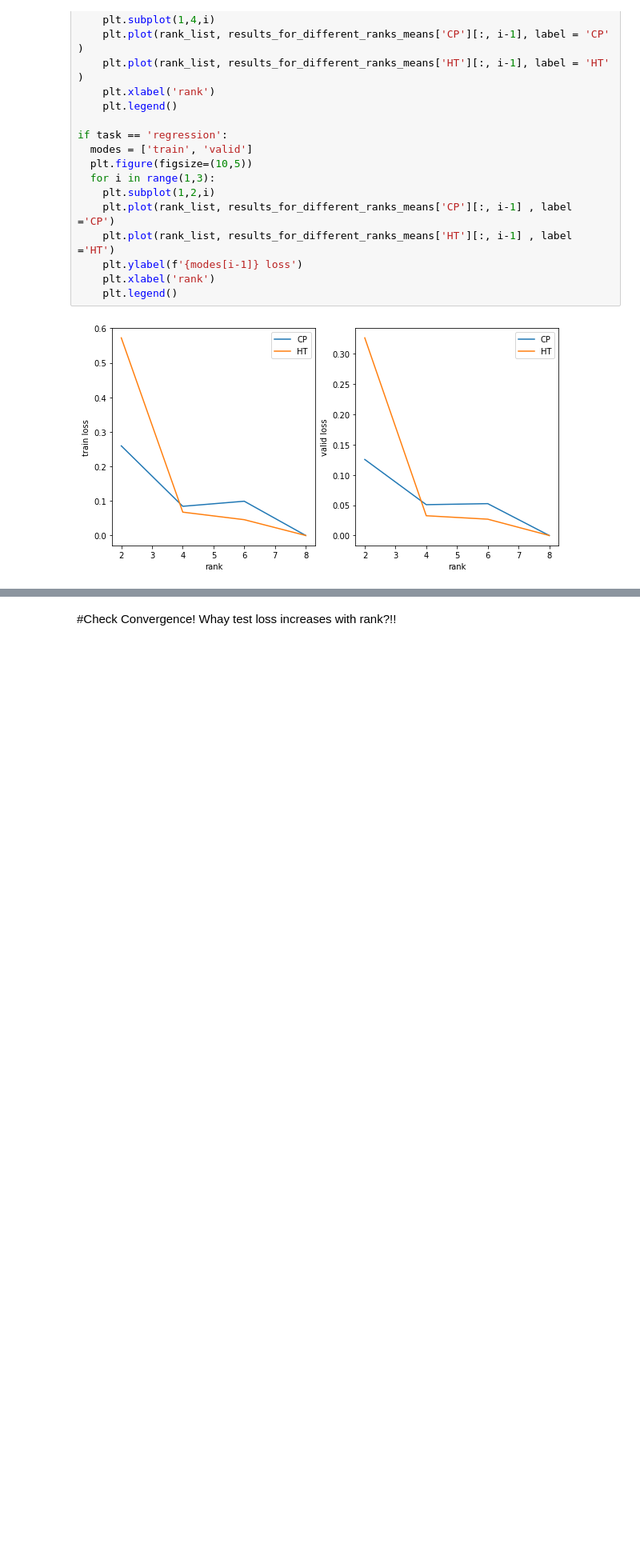
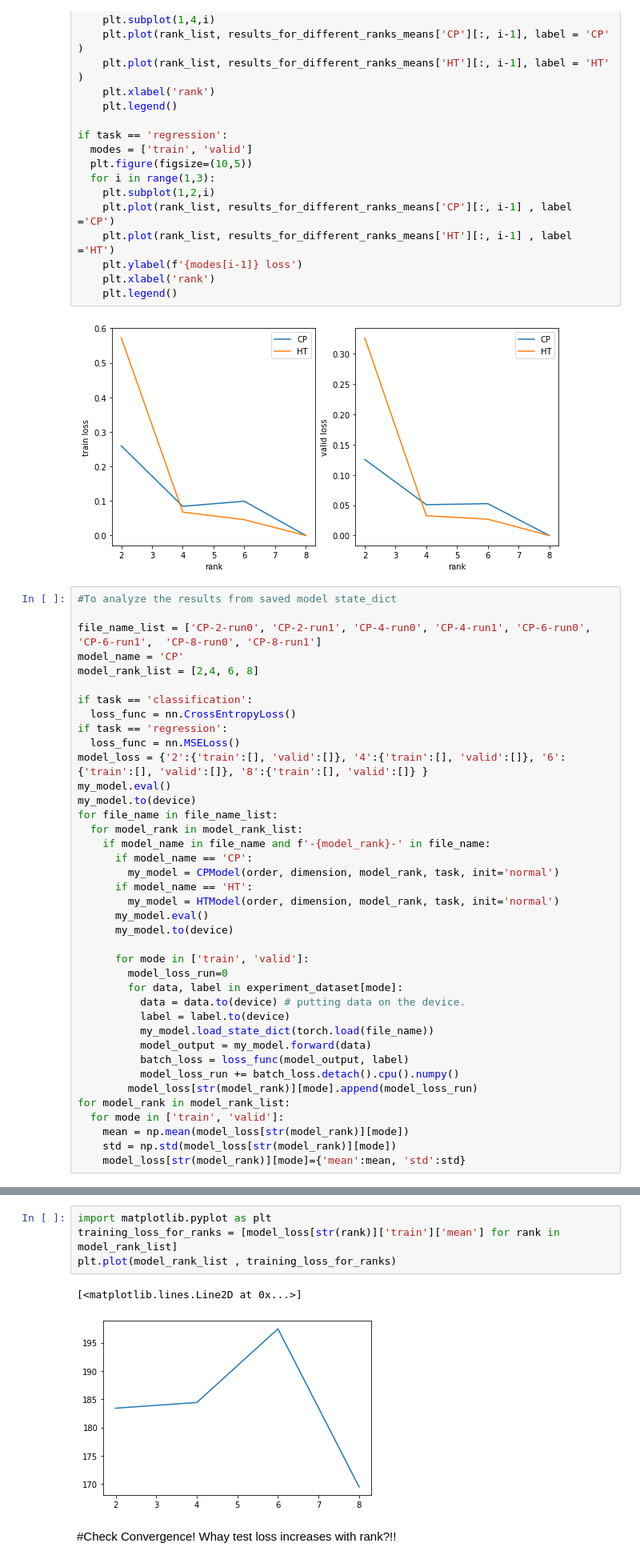
Before and after one commit to Beh-noush/TT-classification, a Jupyter notebook: TN_classification_experiment.ipynb, the cells around one changed output, grey strips where cells are left out. Shown at 80% size. Saved outputs shown, nothing was run; the diff lists cells and outputs as text; blank space fills up the shorter version.

```diff
--- a/TN_classification_experiment.ipynb
+++ b/TN_classification_experiment.ipynb
@@ -696,3 +691,42 @@ if task == 'regression':
     plt.legend()
 # %% [output]
 [figure]
+# %%
+#To analyze the results from saved model state_dict
+
+file_name_list = ['CP-2-run0', 'CP-2-run1', 'CP-4-run0', 'CP-4-run1', 'CP-6-run0', 'CP-6-run1',  'CP-8-run0', 'CP-8-run1']
+model_name = 'CP'
+model_rank_list = [2,4, 6, 8]
+
+if task == 'classification':
+  loss_func = nn.CrossEntropyLoss()
+if task == 'regression':
+  loss_func = nn.MSELoss()
+model_loss = {'2':{'train':[], 'valid':[]}, '4':{'train':[], 'valid':[]}, '6':{'train':[], 'valid':[]}, '8':{'train':[], 'valid':[]} }
+my_model.eval()
+my_model.to(device)
+for file_name in file_name_list:
+  for model_rank in model_rank_list:
+    if model_name in file_name and f'-{model_rank}-' in file_name:
+      if model_name == 'CP':
+        my_model = CPModel(order, dimension, model_rank, task, init='normal')
+      if model_name == 'HT':
+        my_model = HTModel(order, dimension, model_rank, task, init='normal')
+      my_model.eval()
+      my_model.to(device)
+
+      for mode in ['train', 'valid']:
+        model_loss_run=0
+        for data, label in experiment_dataset[mode]:
+          data = data.to(device) # putting data on the device.
+          label = label.to(device)
+          my_model.load_state_dict(torch.load(file_name))
+          model_output = my_model.forward(data)
+          batch_loss = loss_func(model_output, label)
+          model_loss_run += batch_loss.detach().cpu().numpy()
+        model_loss[str(model_rank)][mode].append(model_loss_run)
+for model_rank in model_rank_list:
+  for mode in ['train', 'valid']:
+    mean = np.mean(model_loss[str(model_rank)][mode])
+    std = np.std(model_loss[str(model_rank)][mode])
+    model_loss[str(model_rank)][mode]={'mean':mean, 'std':std}
@@ -699,3 +744,10 @@ if task == 'regression':
+# %%
+import matplotlib.pyplot as plt
+training_loss_for_ranks = [model_loss[str(rank)]['train']['mean'] for rank in model_rank_list]
+plt.plot(model_rank_list , training_loss_for_ranks)
+# %% [output]
+[<matplotlib.lines.Line2D at 0x...>]
+[figure, added]
 # %% [markdown]
 #Check Convergence! Whay test loss increases with rank?!!
 # %%
```
Also changed, not shown: parts of 6 cells of this notebook.
